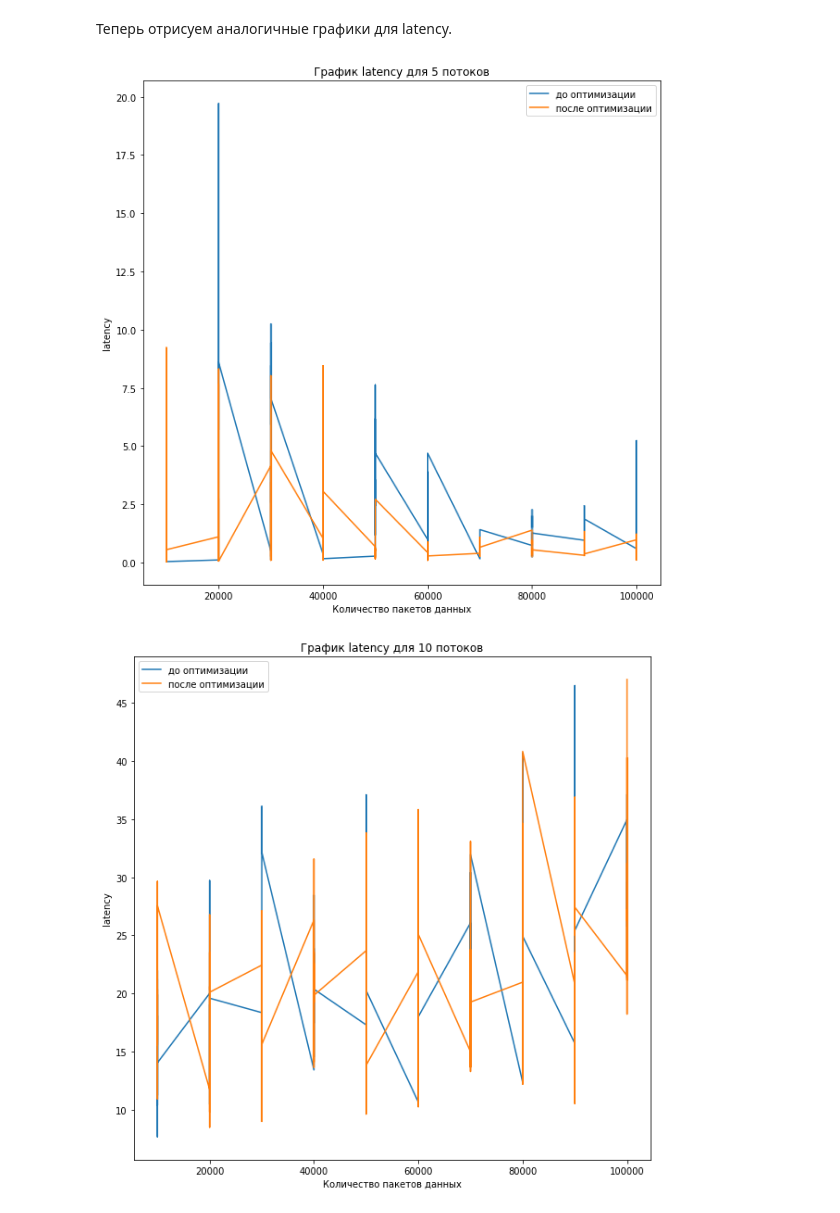
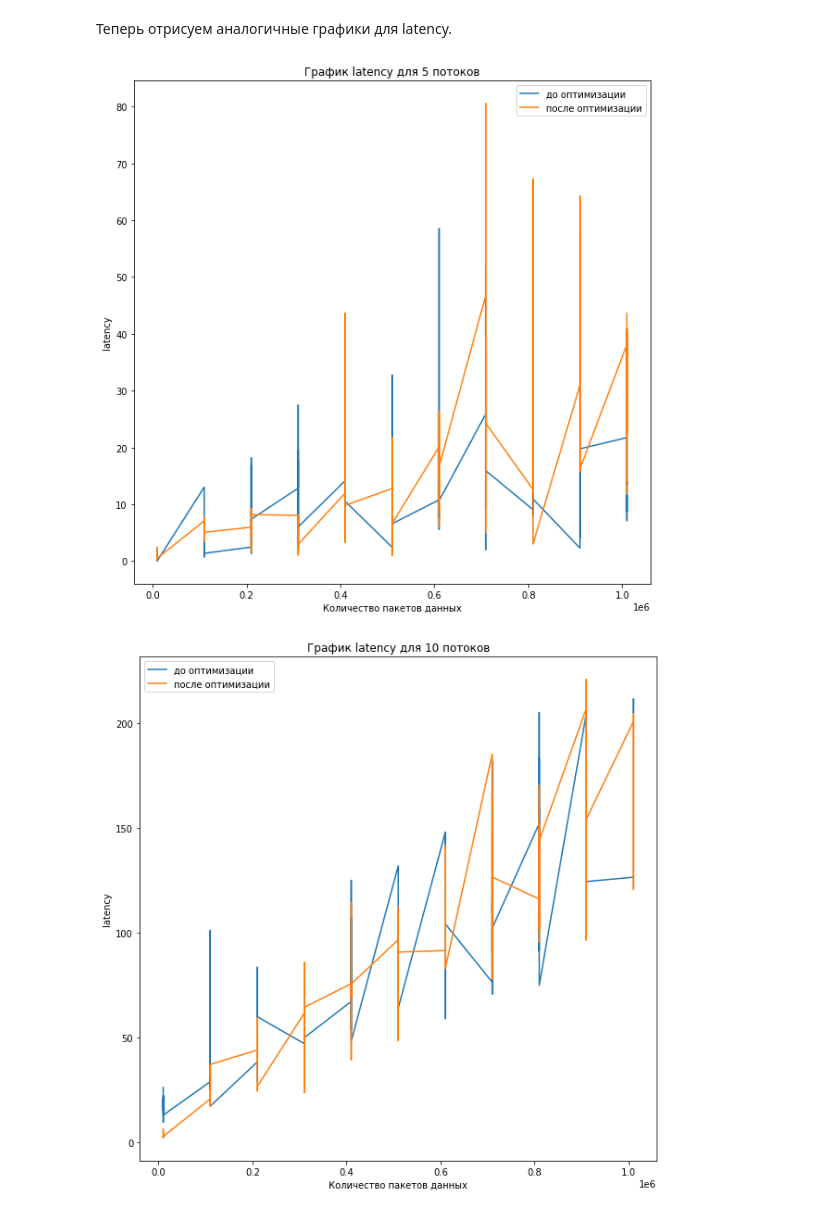
Before and after one commit to Anastasia-98Moiseeva/TokenRing, a Jupyter notebook: TokenRing.ipynb, the cells around one changed output. Drawn from its saved outputs; the diff is of its cells as text; code cells hidden in the pictures.

```diff
--- a/TokenRing.ipynb
+++ b/TokenRing.ipynb
@@ -146,0 +217,2 @@ draw_latency(df_opt)
+# %%
+df_opt3 = pd.read_table('dataopt3.txt', sep=' ')
@@ -150,7 +232,7 @@ draw_latency(df_opt)
 
 Начнем с построения графиков для throughput.
 # %%
-def draw_opt_and_notopt_throughput(threads_num):
+def draw_opt_and_notopt_throughput(threads_num, df, df_opt):
   plt.figure(figsize=(10, 10))
   part = df.loc[df["nodesAmount"] == threads_num].sort_values(by="dataAmount")
   plt.plot(part.dataAmount, part.throughput, label = "до оптимизации")
@@ -163,5 +245,5 @@ def draw_opt_and_notopt_throughput(threads_num):
   plt.show()
 # %%
 for amount in node_amount:
-  draw_opt_and_notopt_throughput(amount)
+  draw_opt_and_notopt_throughput(amount, df, df_opt3)
 # %% [output]
@@ -174,7 +256,7 @@ for amount in node_amount:
 # %% [markdown]
 Теперь отрисуем аналогичные графики для latency.
 # %%
-def draw_opt_and_notopt_latency(threads_num):
+def draw_opt_and_notopt_latency(threads_num, df, df_opt):
   plt.figure(figsize=(10, 10))
   part = df.loc[df["nodesAmount"] == threads_num].sort_values(by="dataAmount")
   plt.plot(part.dataAmount, part.latency, label = "до оптимизации")
@@ -187,7 +269,7 @@ def draw_opt_and_notopt_latency(threads_num):
   plt.show()
 # %%
 for amount in node_amount:
-  draw_opt_and_notopt_latency(amount)
+  draw_opt_and_notopt_latency(amount, df, df_opt3)
 # %% [output]
-[figure, old version]
+[figure, new version]
-[figure, old version]
+[figure, new version]
```
Also changed, not shown: parts of 29 cells of this notebook, 2 other files.
